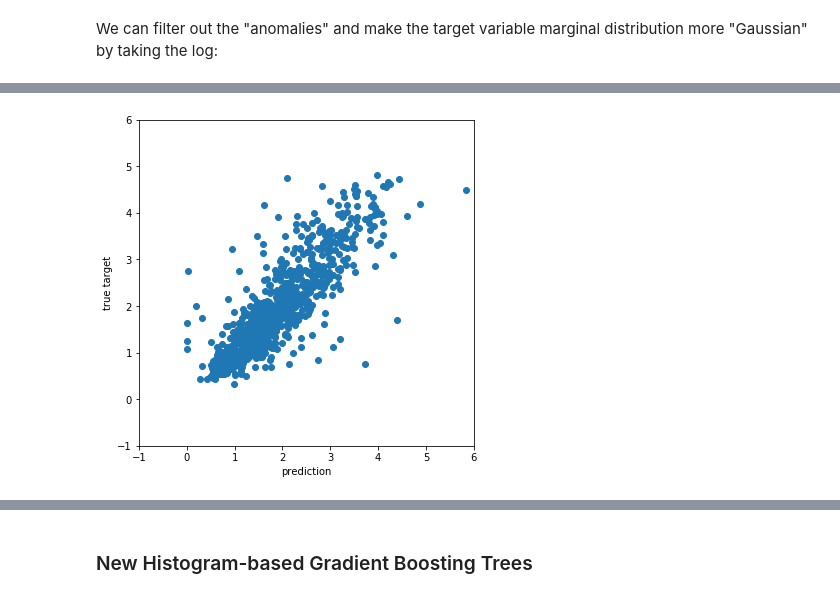
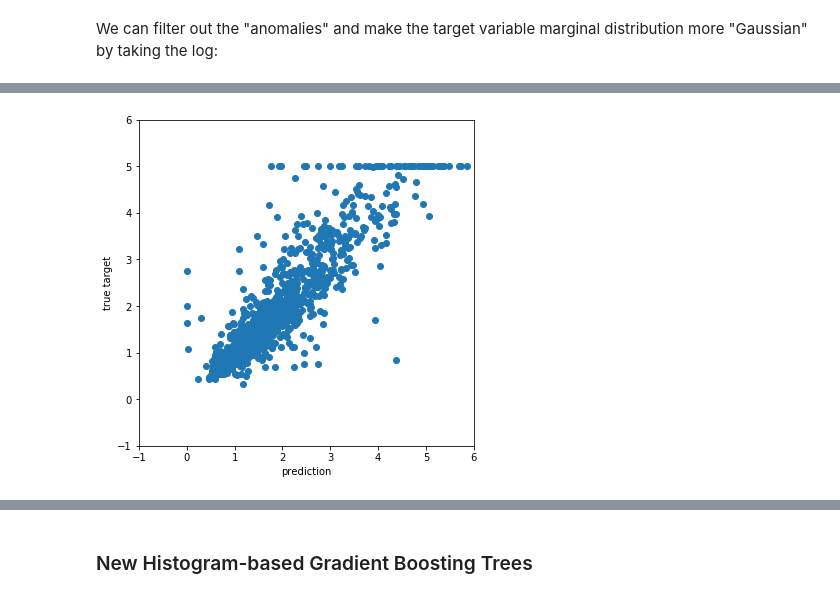
Before and after one commit to ogrisel/notebooks, a Jupyter notebook: sklearn_demos/Gradient Boosting.ipynb, the cells around one changed output, grey strips where cells are left out. Cells and saved outputs as stored; diff of their text form; code cells hidden in the pictures.

```diff
--- a/sklearn_demos/Gradient Boosting.ipynb
+++ b/sklearn_demos/Gradient Boosting.ipynb
@@ -120,21 +114,18 @@ scatter_predictions(
 # %%
+from sklearn.preprocessing import StandardScaler
 from sklearn.preprocessing import PolynomialFeatures
 from sklearn.preprocessing import FunctionTransformer
-from sklearn.pipeline import make_union
 
 plm = make_pipeline(
     StandardScaler(),
-    make_union(
-        FunctionTransformer(lambda x: x, validate=True),
-        PolynomialFeatures(degree=5)
-    ),
-    LinearRegression())
+    PolynomialFeatures(degree=5),
+    TransformedTargetRegressor(LinearRegression(),
+                               func=np.log, inverse_func=np.exp)
+)
 
-%time plm.fit(X_train[y_train < 4.9], np.log(y_train[y_train < 4.9]))
+%time plm.fit(X_train, y_train)
 
 print("train error: %0.3f, test error: %0.3f" %
-      (median_absolute_error(y_train[y_train < 4.9],
-                             np.exp(plm.predict(X_train[y_train < 4.9]))),
-       median_absolute_error(y_test[y_test < 4.9],
-                             np.exp(plm.predict(X_test[y_test < 4.9])))))
+      (median_absolute_error(y_train, plm.predict(X_train)),
+       median_absolute_error(y_test, plm.predict(X_test))))
 # %% [output]
@@ -144,7 +135,5 @@ train error: 0.205, test error: 0.228
 # %%
-scatter_predictions(
-    np.exp(plm.predict(X_test[y_test < 4.9])),
-    y_test[y_test < 4.9])
+scatter_predictions(plm.predict(X_test), y_test)
 # %% [output]
-[figure, old version]
+[figure, new version]
 # %%
```
Also changed, not shown: parts of 51 cells of this notebook.
